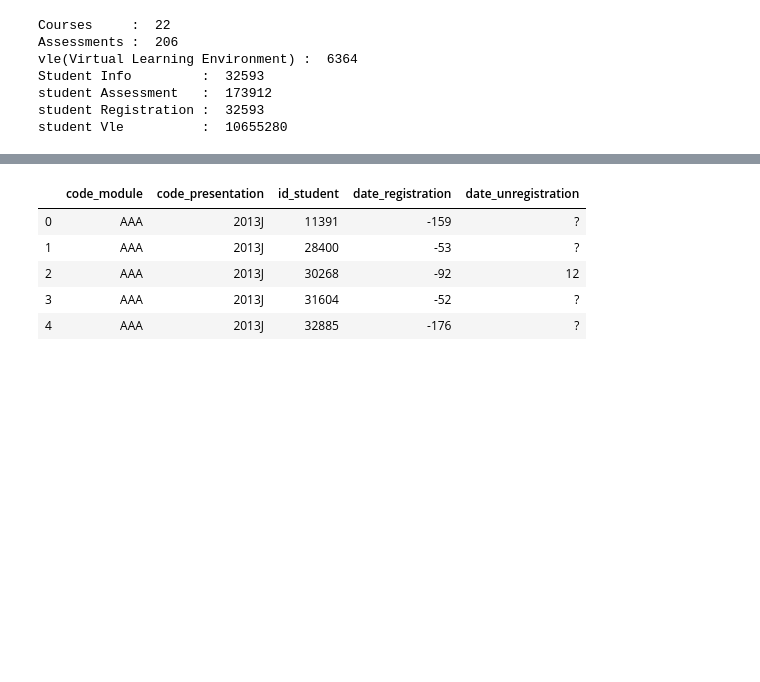
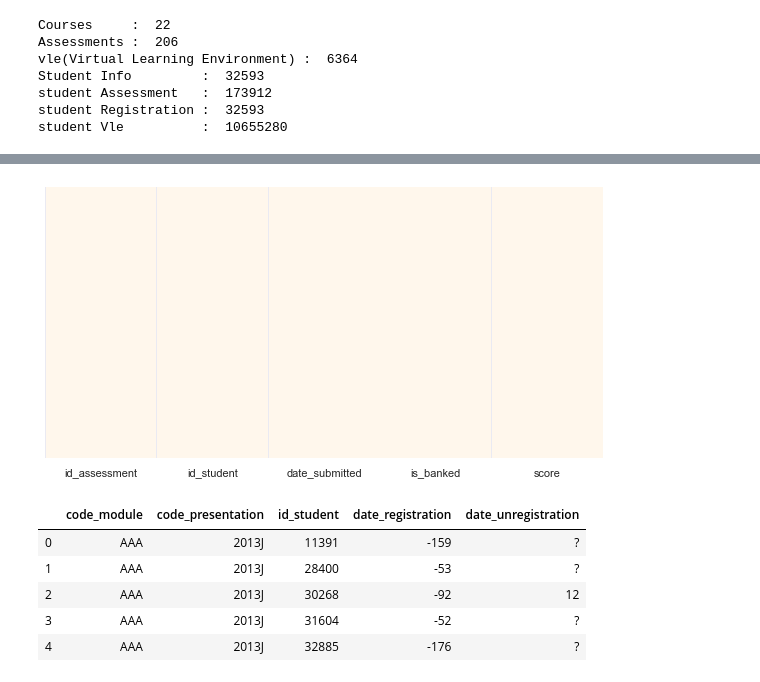
Before and after one commit to rayansami/behaviour-analysis, a Jupyter notebook: Analyzing_Open_University_Learning_Analytics_Dataset.ipynb, the cells around one changed output, grey strips where cells are left out. Saved outputs shown, nothing was run; the diff lists cells and outputs as text; code cells hidden in the pictures; blank space fills up the shorter version.

```diff
--- a/Analyzing_Open_University_Learning_Analytics_Dataset.ipynb
+++ b/Analyzing_Open_University_Learning_Analytics_Dataset.ipynb
@@ -74,3 +63,10 @@ student_assessment.head()
+# %%
+student_assessment.head()
+plt.figure(figsize=(10,5))
+sns.heatmap(student_assessment.isnull(), yticklabels=False, cbar=False, cmap='OrRd')
+plt.show()
+# %% [output]
+[figure, added]
 # %%
 student_registration.head()
 # %% [output]
```
Also changed, not shown: parts of 4 cells of this notebook.
